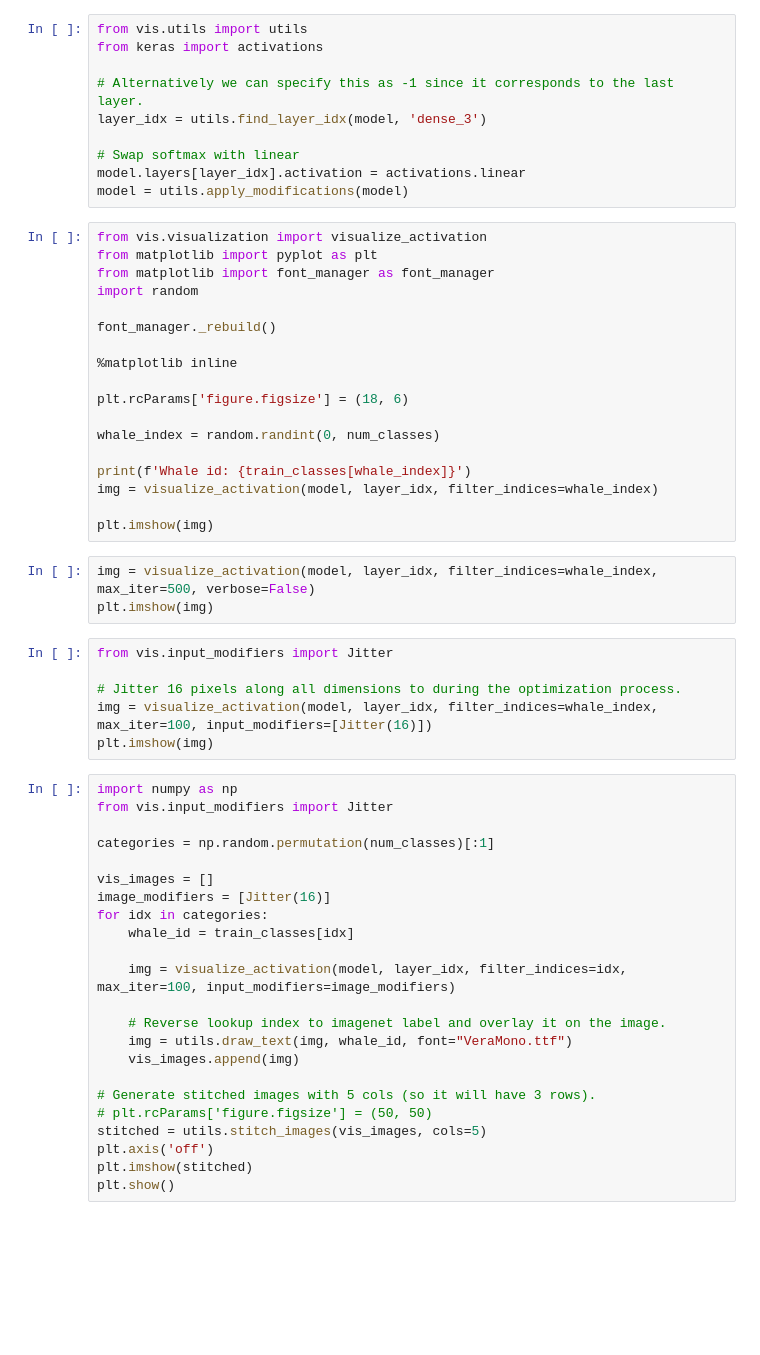
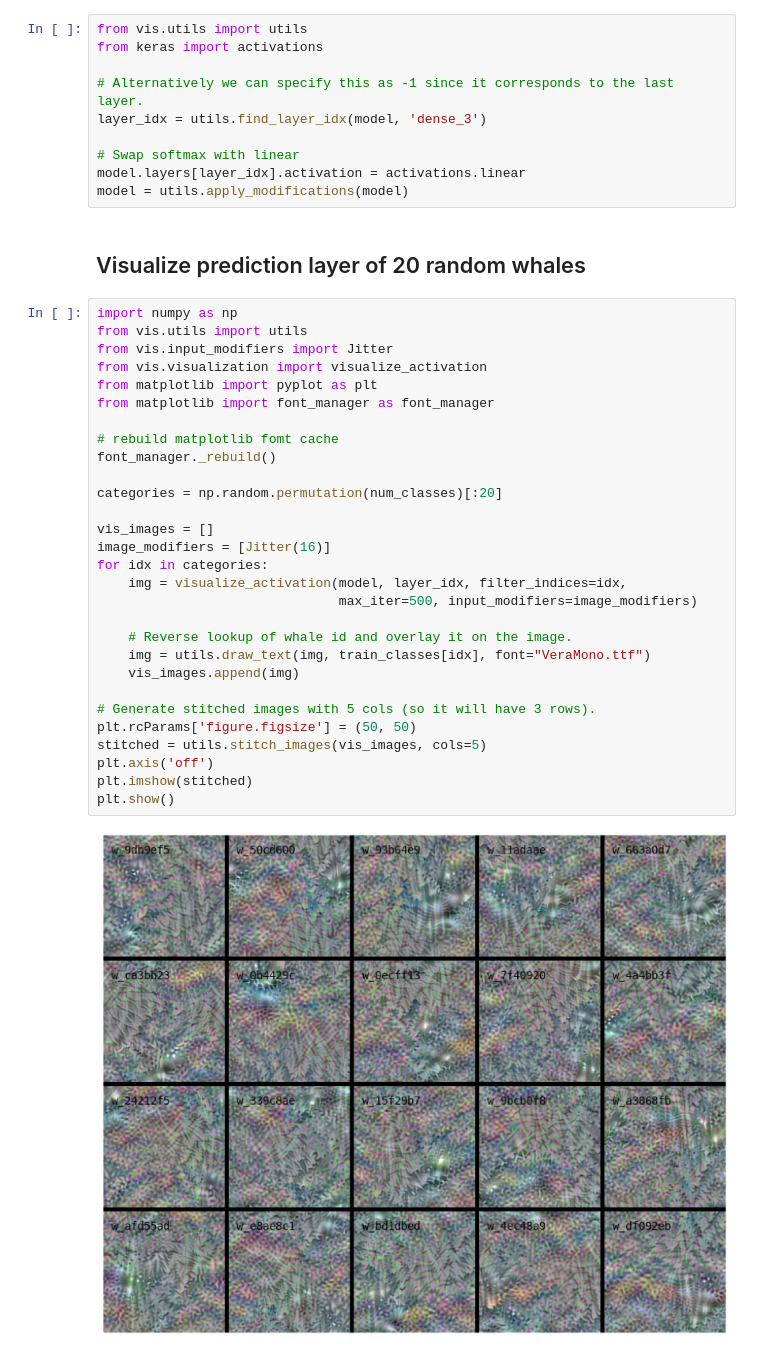
Before and after one commit to crawlik/whale-id, a Jupyter notebook: keras-vis.ipynb, the cells around one changed output. Drawn from its saved outputs; the diff is of its cells as text; blank space fills up the shorter version.

```diff
--- a/keras-vis.ipynb
+++ b/keras-vis.ipynb
@@ -18,53 +43,36 @@ layer_idx = utils.find_layer_idx(model, 'dense_3')
 # Swap softmax with linear
 model.layers[layer_idx].activation = activations.linear
 model = utils.apply_modifications(model)
-# %%
-from vis.visualization import visualize_activation
-from matplotlib import pyplot as plt
-from matplotlib import font_manager as font_manager
-import random
-
-font_manager._rebuild()
-
-%matplotlib inline
-
-plt.rcParams['figure.figsize'] = (18, 6)
-
-whale_index = random.randint(0, num_classes)
-
-print(f'Whale id: {train_classes[whale_index]}')
-img = visualize_activation(model, layer_idx, filter_indices=whale_index)
-
-plt.imshow(img)
-# %%
-img = visualize_activation(model, layer_idx, filter_indices=whale_index, max_iter=500, verbose=False)
-plt.imshow(img)
-# %%
-from vis.input_modifiers import Jitter
-
-# Jitter 16 pixels along all dimensions to during the optimization process.
-img = visualize_activation(model, layer_idx, filter_indices=whale_index, max_iter=100, input_modifiers=[Jitter(16)])
-plt.imshow(img)
+# %% [markdown]
+## Visualize prediction layer of 20 random whales
 # %%
 import numpy as np
+from vis.utils import utils
 from vis.input_modifiers import Jitter
+from vis.visualization import visualize_activation
+from matplotlib import pyplot as plt
+from matplotlib import font_manager as font_manager
 
-categories = np.random.permutation(num_classes)[:1]
+# rebuild matplotlib fomt cache
+font_manager._rebuild()
+
+categories = np.random.permutation(num_classes)[:20]
 
 vis_images = []
 image_modifiers = [Jitter(16)]
 for idx in categories:
-    whale_id = train_classes[idx]
+    img = visualize_activation(model, layer_idx, filter_indices=idx,
+                               max_iter=500, input_modifiers=image_modifiers)
 
-    img = visualize_activation(model, layer_idx, filter_indices=idx, max_iter=100, input_modifiers=image_modifiers)
-
-    # Reverse lookup index to imagenet label and overlay it on the image.
-    img = utils.draw_text(img, whale_id, font="VeraMono.ttf")
+    # Reverse lookup of whale id and overlay it on the image.
+    img = utils.draw_text(img, train_classes[idx], font="VeraMono.ttf")
     vis_images.append(img)
 
 # Generate stitched images with 5 cols (so it will have 3 rows).
-# plt.rcParams['figure.figsize'] = (50, 50)
+plt.rcParams['figure.figsize'] = (50, 50)
 stitched = utils.stitch_images(vis_images, cols=5)
 plt.axis('off')
 plt.imshow(stitched)
 plt.show()
+# %% [output]
+[figure, added]
```
Also changed, not shown: parts of 6 cells of this notebook.
